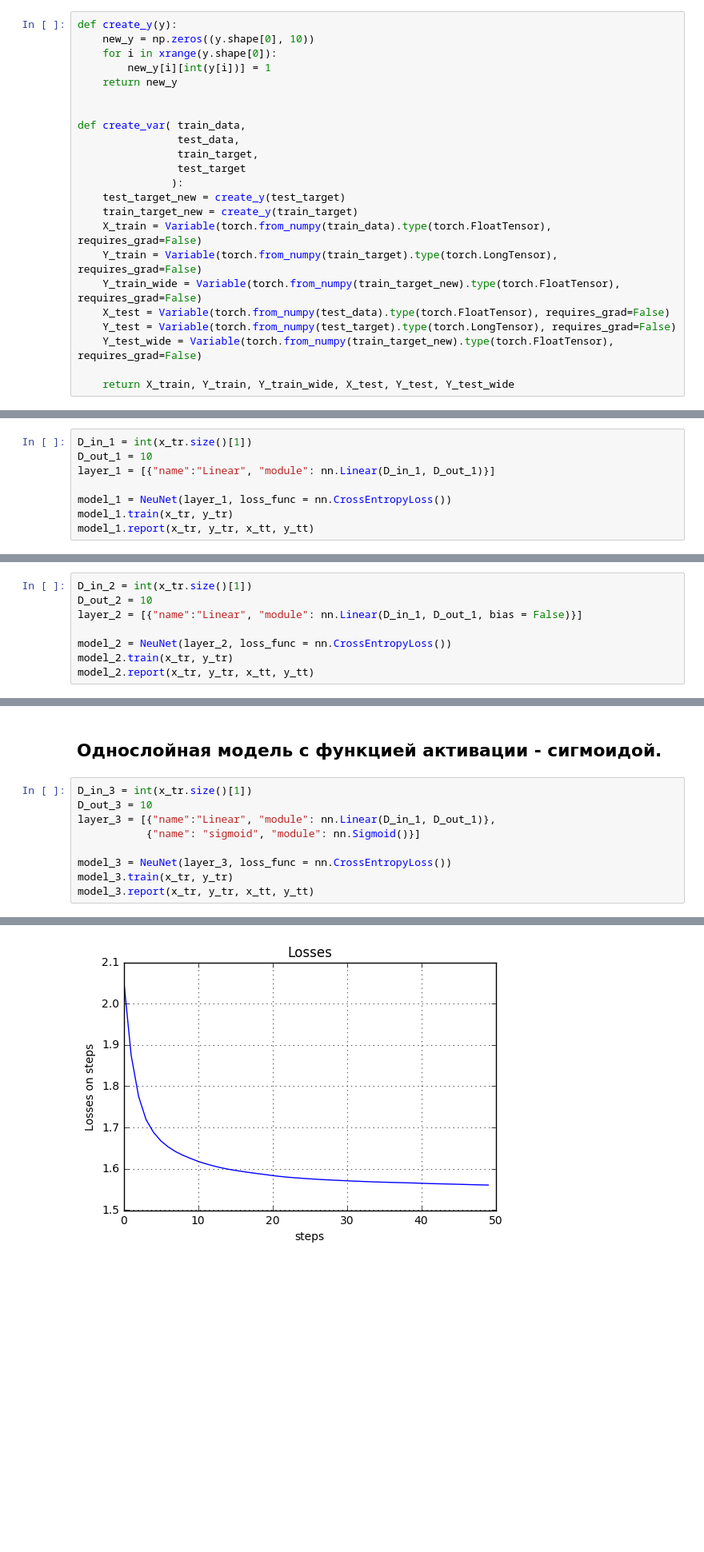
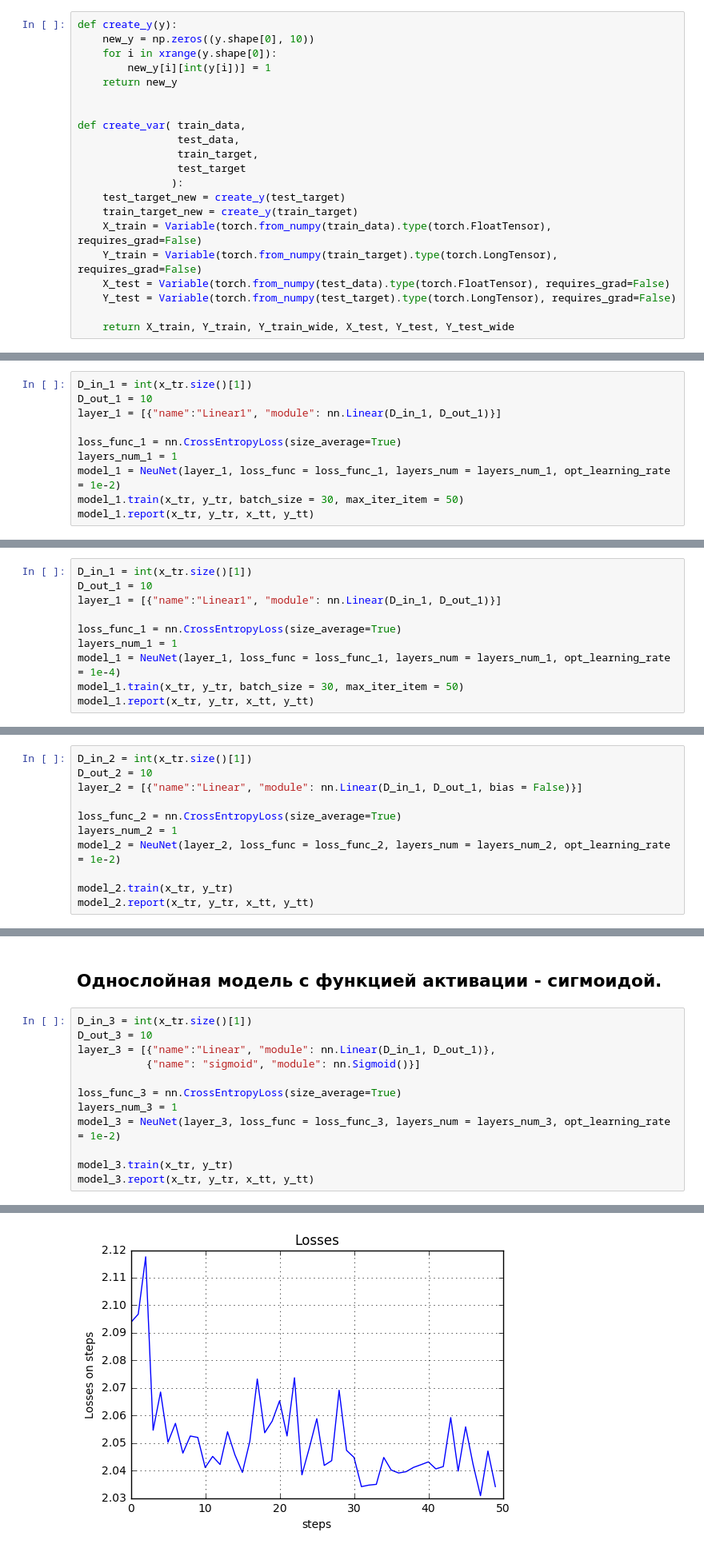
Before and after one commit to VitaliyRakitin/sphere-dm2, a Jupyter notebook: HW2/RakitinVP.ipynb, the cells around one changed output, grey strips where cells are left out. Shown at 80% size. Drawn from its saved outputs; the diff is of its cells as text; blank space fills up the shorter version.

```diff
--- a/HW2/RakitinVP.ipynb
+++ b/HW2/RakitinVP.ipynb
@@ -58,10 +58,8 @@ def create_var( train_data,
     train_target_new = create_y(train_target)
     X_train = Variable(torch.from_numpy(train_data).type(torch.FloatTensor), requires_grad=False)
     Y_train = Variable(torch.from_numpy(train_target).type(torch.LongTensor), requires_grad=False)
-    Y_train_wide = Variable(torch.from_numpy(train_target_new).type(torch.FloatTensor), requires_grad=False)
     X_test = Variable(torch.from_numpy(test_data).type(torch.FloatTensor), requires_grad=False)
     Y_test = Variable(torch.from_numpy(test_target).type(torch.LongTensor), requires_grad=False)
-    Y_test_wide = Variable(torch.from_numpy(train_target_new).type(torch.FloatTensor), requires_grad=False)
 
     return X_train, Y_train, Y_train_wide, X_test, Y_test, Y_test_wide
 # %%
@@ -195,9 +227,11 @@ class NeuNet():
 # %%
 D_in_1 = int(x_tr.size()[1])
 D_out_1 = 10
-layer_1 = [{"name":"Linear", "module": nn.Linear(D_in_1, D_out_1)}]
+layer_1 = [{"name":"Linear1", "module": nn.Linear(D_in_1, D_out_1)}]
 
-model_1 = NeuNet(layer_1, loss_func = nn.CrossEntropyLoss())
-model_1.train(x_tr, y_tr)
+loss_func_1 = nn.CrossEntropyLoss(size_average=True)
+layers_num_1 = 1
+model_1 = NeuNet(layer_1, loss_func = loss_func_1, layers_num = layers_num_1, opt_learning_rate = 1e-2)
+model_1.train(x_tr, y_tr, batch_size = 30, max_iter_item = 50)
 model_1.report(x_tr, y_tr, x_tt, y_tt)
 # %% [output]
@@ -222,0 +261,10 @@ show
+# %%
+D_in_1 = int(x_tr.size()[1])
+D_out_1 = 10
+layer_1 = [{"name":"Linear1", "module": nn.Linear(D_in_1, D_out_1)}]
+
+loss_func_1 = nn.CrossEntropyLoss(size_average=True)
+layers_num_1 = 1
+model_1 = NeuNet(layer_1, loss_func = loss_func_1, layers_num = layers_num_1, opt_learning_rate = 1e-4)
+model_1.train(x_tr, y_tr, batch_size = 30, max_iter_item = 50)
+model_1.report(x_tr, y_tr, x_tt, y_tt)
@@ -231,7 +301,10 @@ D_in_2 = int(x_tr.size()[1])
 D_out_2 = 10
 layer_2 = [{"name":"Linear", "module": nn.Linear(D_in_1, D_out_1, bias = False)}]
 
-model_2 = NeuNet(layer_2, loss_func = nn.CrossEntropyLoss())
+loss_func_2 = nn.CrossEntropyLoss(size_average=True)
+layers_num_2 = 1
+model_2 = NeuNet(layer_2, loss_func = loss_func_2, layers_num = layers_num_2, opt_learning_rate = 1e-2)
+
 model_2.train(x_tr, y_tr)
 model_2.report(x_tr, y_tr, x_tt, y_tt)
 # %% [output]
@@ -266,7 +340,10 @@ D_out_3 = 10
 layer_3 = [{"name":"Linear", "module": nn.Linear(D_in_1, D_out_1)},
            {"name": "sigmoid", "module": nn.Sigmoid()}]
 
-model_3 = NeuNet(layer_3, loss_func = nn.CrossEntropyLoss())
+loss_func_3 = nn.CrossEntropyLoss(size_average=True)
+layers_num_3 = 1
+model_3 = NeuNet(layer_3, loss_func = loss_func_3, layers_num = layers_num_3, opt_learning_rate = 1e-2)
+
 model_3.train(x_tr, y_tr)
 model_3.report(x_tr, y_tr, x_tt, y_tt)
 # %% [output]
@@ -289,2 +366,2 @@ avg / total       0.89      0.89      0.88     21000
 ________________________________________
-[figure, old version]
+[figure, new version]
```
Also changed, not shown: parts of 33 cells of this notebook.
